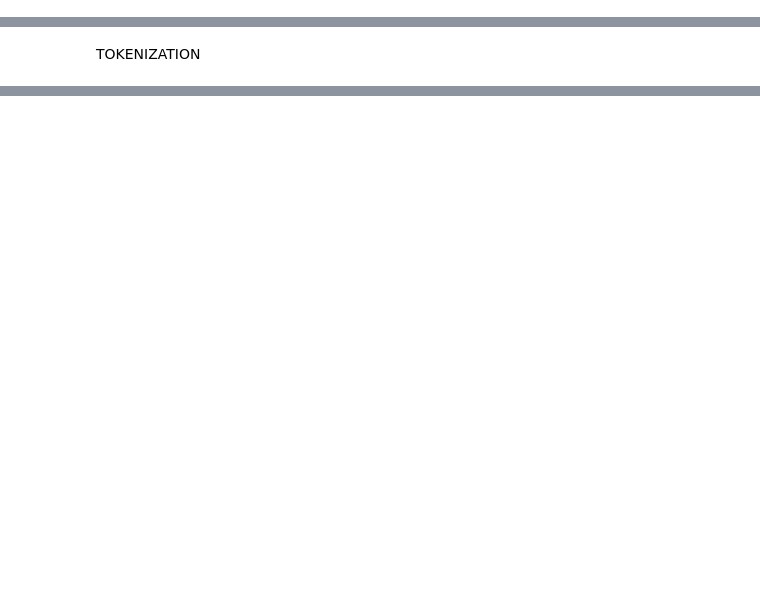
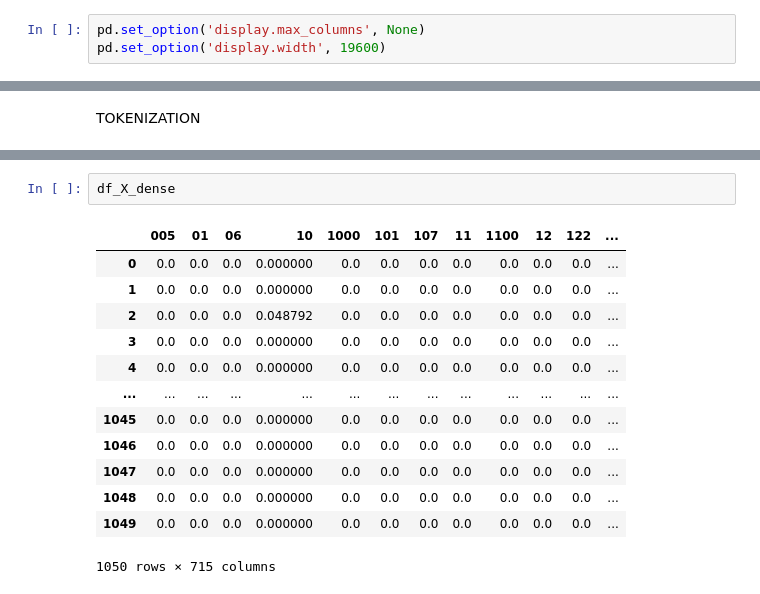
Before and after one commit to RomSlom/P6-DS-OC, a Jupyter notebook: Slomczynski_Romain_1_notebook.ipynb, the cells around one changed output, grey strips where cells are left out. Drawn from its saved outputs; the diff is of its cells as text; blank space fills up the shorter version.

```diff
--- a/Slomczynski_Romain_1_notebook.ipynb
+++ b/Slomczynski_Romain_1_notebook.ipynb
@@ -7 +13,4 @@ import os
+# %%
+pd.set_option('display.max_columns', None)
+pd.set_option('display.width', 19600)
 # %%
@@ -127,0 +566,16 @@ NameError: name 'data_T' is not defined
+# %%
+df_X_dense
+# %% [output]
+|  | 005 | 01 | 06 | 10 | 1000 | 101 | 107 | 11 | 1100 | 12 | 122 | ... |
+| 0 | 0.0 | 0.0 | 0.0 | 0.000000 | 0.0 | 0.0 | 0.0 | 0.0 | 0.0 | 0.0 | 0.0 | ... |
+| 1 | 0.0 | 0.0 | 0.0 | 0.000000 | 0.0 | 0.0 | 0.0 | 0.0 | 0.0 | 0.0 | 0.0 | ... |
+| 2 | 0.0 | 0.0 | 0.0 | 0.048792 | 0.0 | 0.0 | 0.0 | 0.0 | 0.0 | 0.0 | 0.0 | ... |
+| 3 | 0.0 | 0.0 | 0.0 | 0.000000 | 0.0 | 0.0 | 0.0 | 0.0 | 0.0 | 0.0 | 0.0 | ... |
+| 4 | 0.0 | 0.0 | 0.0 | 0.000000 | 0.0 | 0.0 | 0.0 | 0.0 | 0.0 | 0.0 | 0.0 | ... |
+| ... | ... | ... | ... | ... | ... | ... | ... | ... | ... | ... | ... | ... |
+| 1045 | 0.0 | 0.0 | 0.0 | 0.000000 | 0.0 | 0.0 | 0.0 | 0.0 | 0.0 | 0.0 | 0.0 | ... |
+| 1046 | 0.0 | 0.0 | 0.0 | 0.000000 | 0.0 | 0.0 | 0.0 | 0.0 | 0.0 | 0.0 | 0.0 | ... |
+| 1047 | 0.0 | 0.0 | 0.0 | 0.000000 | 0.0 | 0.0 | 0.0 | 0.0 | 0.0 | 0.0 | 0.0 | ... |
+| 1048 | 0.0 | 0.0 | 0.0 | 0.000000 | 0.0 | 0.0 | 0.0 | 0.0 | 0.0 | 0.0 | 0.0 | ... |
+| 1049 | 0.0 | 0.0 | 0.0 | 0.000000 | 0.0 | 0.0 | 0.0 | 0.0 | 0.0 | 0.0 | 0.0 | ... |
+1050 rows × 715 columns
```
Also changed, not shown: parts of 96 cells of this notebook, 4 other files.
